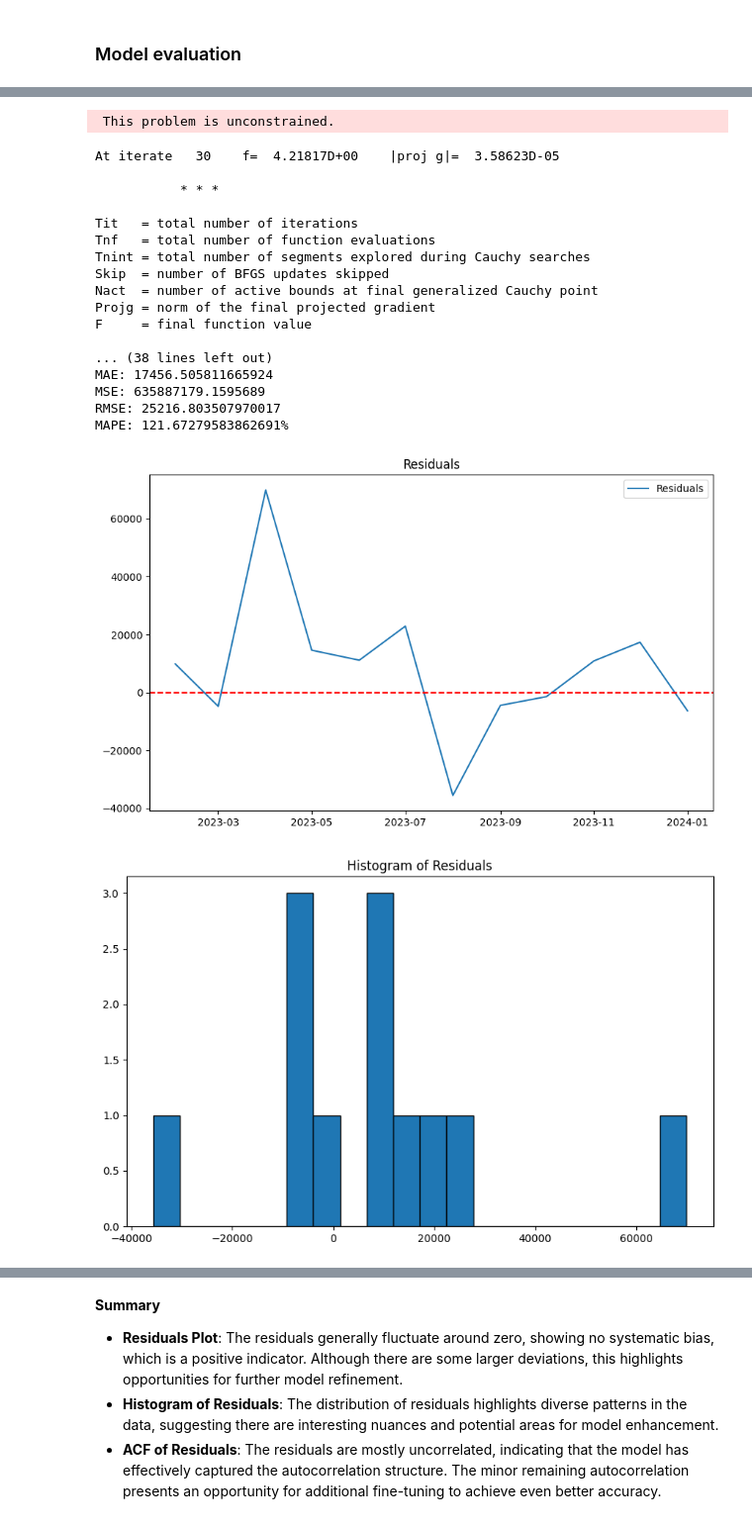
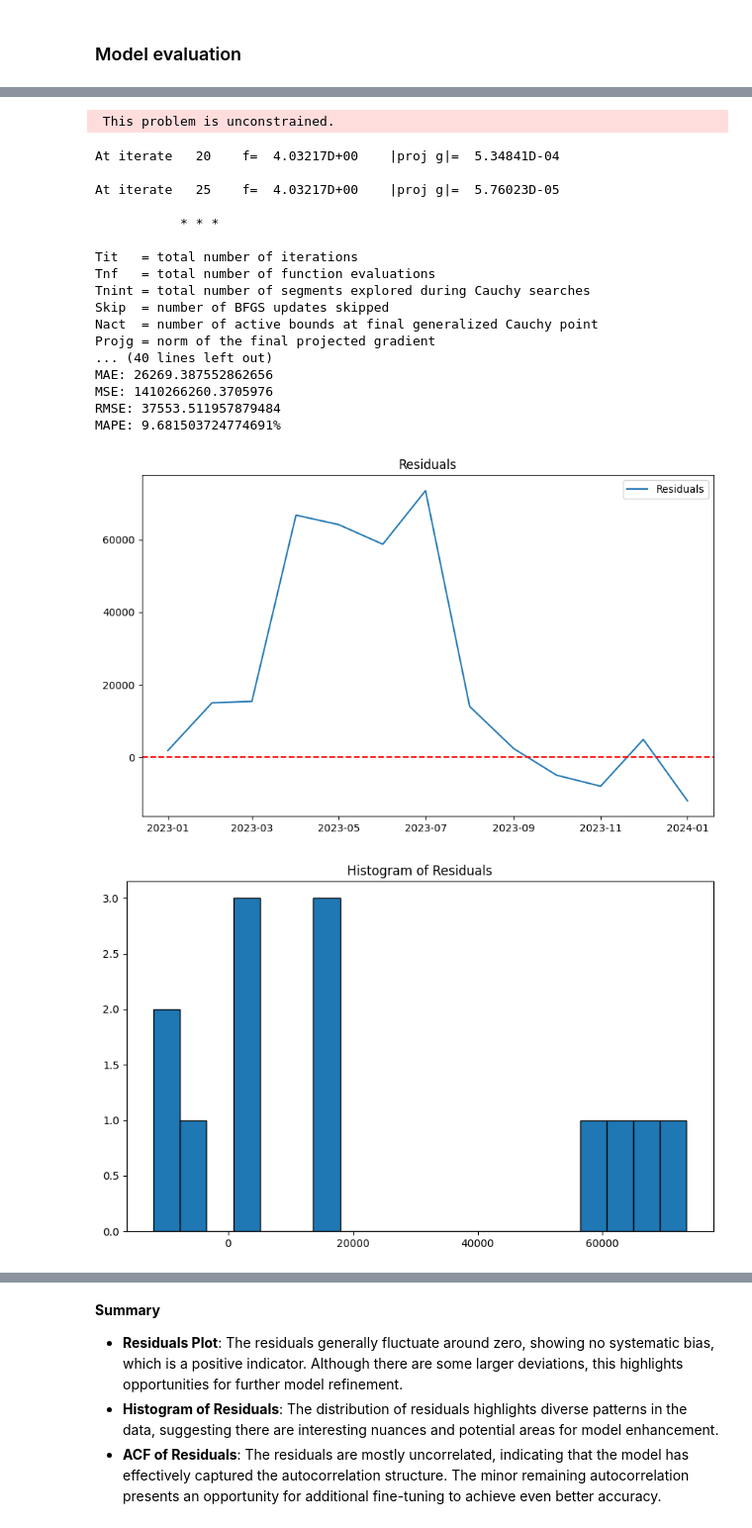
Before and after one commit to yotamdery/Time-series-prediction-, a Jupyter notebook: home_assignment_solution.ipynb, the cells around one changed output, grey strips where cells are left out. Shown at 99% size. Cells and saved outputs as stored; diff of their text form; code cells hidden in the pictures.

Commit message:
Corrected data for predictions

```diff
--- a/home_assignment_solution.ipynb
+++ b/home_assignment_solution.ipynb
@@ -242,3 +242,6 @@ The time series is stationary.
 ## Model Development
 # %% [markdown]
 ### Choosing a predictive model
+# %%
+df = aggregate_duplicates(df)
+df.set_index('month', inplace=True)
@@ -245,16 +268,10 @@ The time series is stationary.
 # %%
-df=aggregated_df.copy()
-
-# Load the dataset (assuming the DataFrame is named df)
-# df = pd.read_csv('path_to_your_dataset.csv', parse_dates=['month'])
-df.set_index('month', inplace=True)
-
 # Define the endogenous variable (revenue_diff) and exogenous variables (spend_diff and subs_diff)
-endog = df['revenue_diff']
-exog = df[['subs_diff','spend_diff']]
+endog = df['revenue'].dropna()
+exog = df[['spend','subs']].dropna()
 
 # Suggested parameters based on ACF and PACF plots
-p, d, q = 1, 1, 5
+p, d, q = 1, 1, 3
 P, D, Q, s = 1, 1, 1, 12
 
 # Fit the SARIMA model
@@ -272,5 +289,9 @@ forecast = results.get_forecast(steps=forecast_steps, exog=exog_forecast)
 forecasted_values = forecast.predicted_mean
 confidence_intervals = forecast.conf_int()
 
+# Align forecasted values with the appropriate dates
+forecasted_values.index = df.index[-12:]
+confidence_intervals.index = df.index[-12:]
+
 create_pred_observed_plot(df, forecasted_values, confidence_intervals, forecast_steps)
 # %% [output]
@@ -341,15 +348,11 @@ This justification incorporates the detailed examination of the plots and the da
 # %%
 import matplotlib.pyplot as plt
 
-df = aggregated_df.copy()
-
-# Load the dataset (assuming the DataFrame is named df)
-# df = pd.read_csv('path_to_your_dataset.csv', parse_dates=['month'])
-df.set_index('month', inplace=True)
+df_eval = df.dropna()
 
 # Define the endogenous variable (revenue_diff) and exogenous variables (spend_diff and subs_diff)
-endog = df['revenue_diff']
-exog = df[['spend_diff', 'subs_diff']]
+endog = df_eval['revenue']
+exog = df_eval[['spend', 'subs']]
 
 # Split the data into training and test sets
 train_size = 21
@@ -430,20 +429,20 @@ At iterate   25    f=  4.21820D+00    |proj g|=  2.86685D-03
  This problem is unconstrained.
-At iterate   30    f=  4.21817D+00    |proj g|=  3.58623D-05
+At iterate   20    f=  4.03217D+00    |proj g|=  5.34841D-04
+
+At iterate   25    f=  4.03217D+00    |proj g|=  5.76023D-05
 
            * * *
 
 Tit   = total number of iterations
 Tnf   = total number of function evaluations
 Tnint = total number of segments explored during Cauchy searches
 Skip  = number of BFGS updates skipped
 Nact  = number of active bounds at final generalized Cauchy point
 Projg = norm of the final projected gradient
-F     = final function value
-
-... (38 lines left out)
-MAE: 17456.505811665924
-MSE: 635887179.1595689
-RMSE: 25216.803507970017
-MAPE: 121.67279583862691%
+... (40 lines left out)
+MAE: 26269.387552862656
+MSE: 1410266260.3705976
+RMSE: 37553.511957879484
+MAPE: 9.681503724774691%
-[figure, old version]
+[figure, new version]
-[figure, old version]
+[figure, new version]
```
Also changed, not shown: parts of 5 cells of this notebook, 1 other file.
